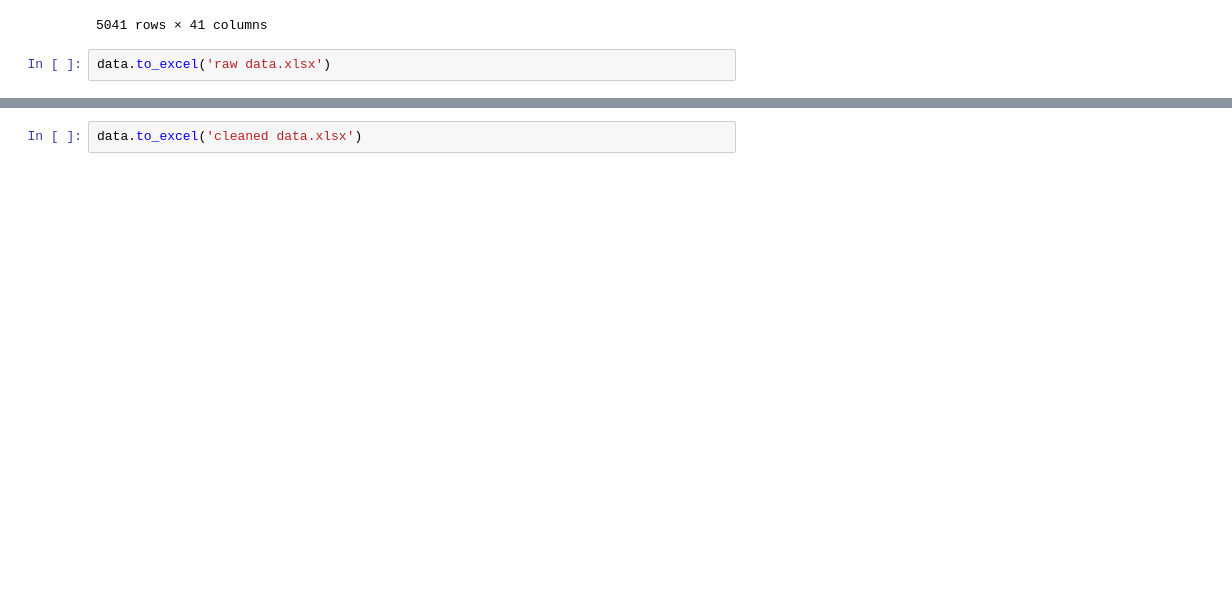
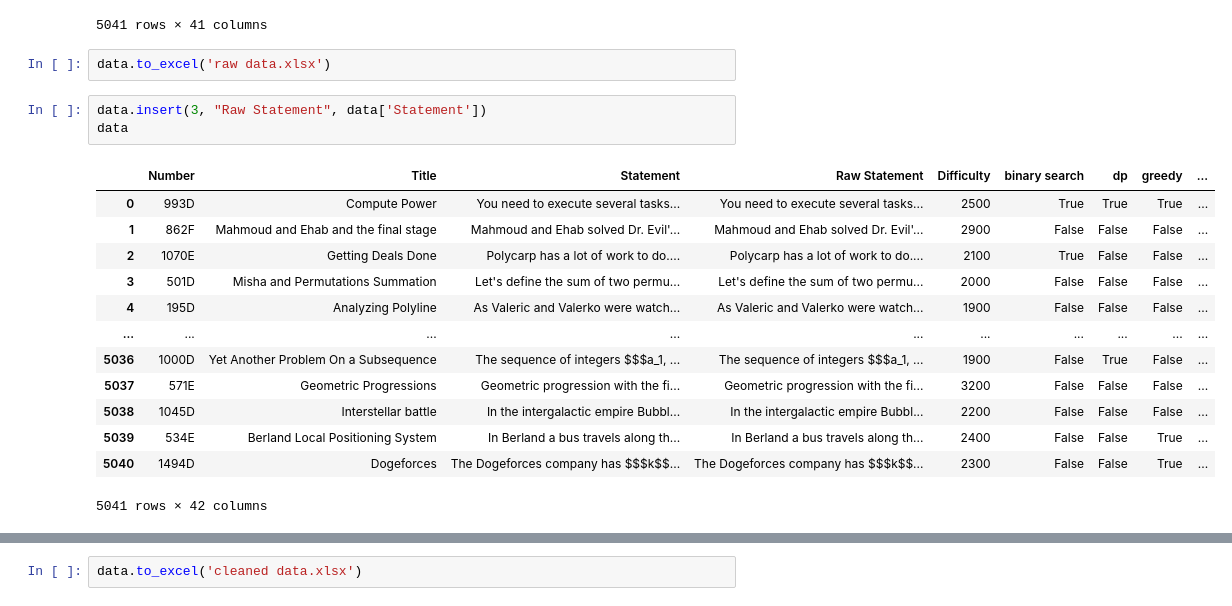
Before and after one commit to helloworld-world/CS5131-Project, a Jupyter notebook: Data Cleaning.ipynb, the cells around one changed output, grey strips where cells are left out. Saved outputs shown, nothing was run; the diff lists cells and outputs as text; blank space fills up the shorter version.

```diff
--- a/Data Cleaning.ipynb
+++ b/Data Cleaning.ipynb
@@ -87,3 +99,20 @@ data
 5041 rows × 41 columns
 # %%
 data.to_excel('raw data.xlsx')
+# %%
+data.insert(3, "Raw Statement", data['Statement'])
+data
+# %% [output]
+|  | Number | Title | Statement | Raw Statement | Difficulty | binary search | dp | greedy | ... |
+| 0 | 993D | Compute Power | You need to execute several tasks... | You need to execute several tasks... | 2500 | True | True | True | ... |
+| 1 | 862F | Mahmoud and Ehab and the final stage | Mahmoud and Ehab solved Dr. Evil'... | Mahmoud and Ehab solved Dr. Evil'... | 2900 | False | False | False | ... |
+| 2 | 1070E | Getting Deals Done | Polycarp has a lot of work to do.... | Polycarp has a lot of work to do.... | 2100 | True | False | False | ... |
+| 3 | 501D | Misha and Permutations Summation | Let's define the sum of two permu... | Let's define the sum of two permu... | 2000 | False | False | False | ... |
+| 4 | 195D | Analyzing Polyline | As Valeric and Valerko were watch... | As Valeric and Valerko were watch... | 1900 | False | False | False | ... |
+| ... | ... | ... | ... | ... | ... | ... | ... | ... | ... |
+| 5036 | 1000D | Yet Another Problem On a Subsequence | The sequence of integers $$$a_1, ... | The sequence of integers $$$a_1, ... | 1900 | False | True | False | ... |
+| 5037 | 571E | Geometric Progressions | Geometric progression with the fi... | Geometric progression with the fi... | 3200 | False | False | False | ... |
+| 5038 | 1045D | Interstellar battle | In the intergalactic empire Bubbl... | In the intergalactic empire Bubbl... | 2200 | False | False | False | ... |
+| 5039 | 534E | Berland Local Positioning System | In Berland a bus travels along th... | In Berland a bus travels along th... | 2400 | False | False | True | ... |
+| 5040 | 1494D | Dogeforces | The Dogeforces company has $$$k$$... | The Dogeforces company has $$$k$$... | 2300 | False | False | True | ... |
+5041 rows × 42 columns
```
Also changed, not shown: parts of 7 cells of this notebook.
